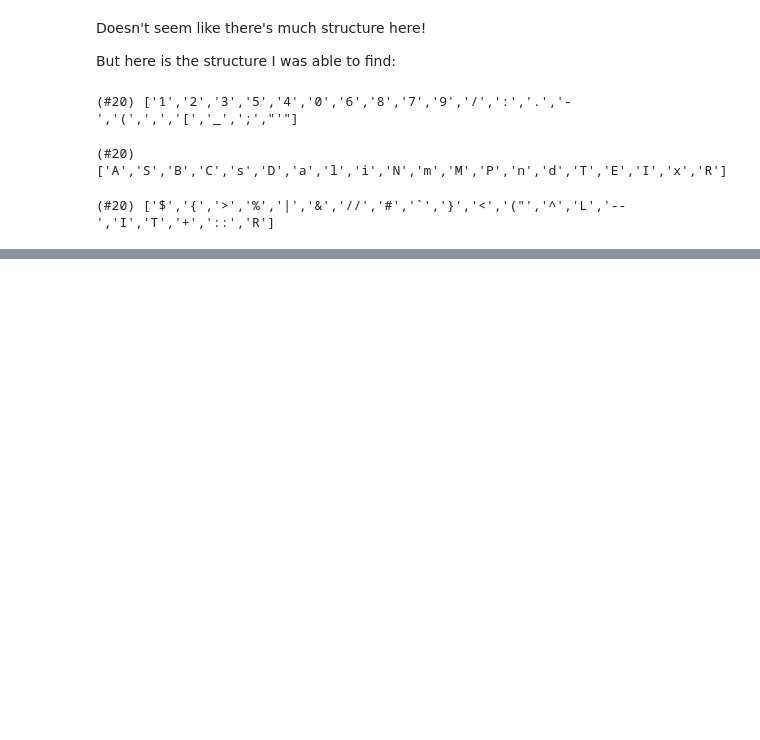
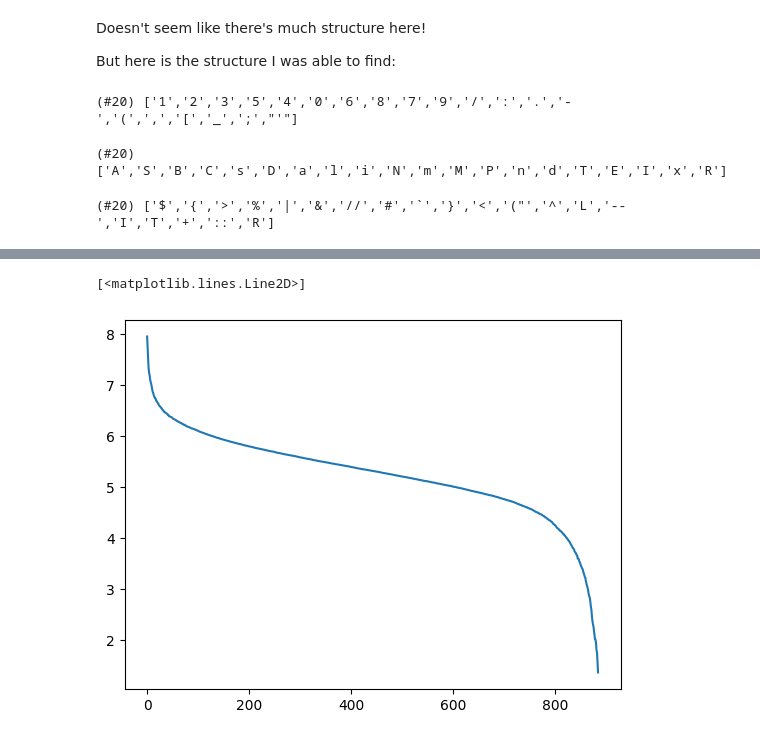
Before and after one commit to ozpau/make_llm, a Jupyter notebook: nbs/02_token_embeddings.ipynb, the cells around one changed output, grey strips where cells are left out. Cells and saved outputs as stored; diff of their text form; code cells hidden in the pictures; blank space fills up the shorter version.

```diff
--- a/nbs/02_token_encoding.ipynb
+++ b/nbs/02_token_embeddings.ipynb
@@ -327,0 +429,5 @@ find_neighbours('$')
+# %%
+plt.plot(S[10:])
+# %% [output]
+[<matplotlib.lines.Line2D>]
+[figure, added]
```
Also changed, not shown: parts of 115 cells of this notebook, 3 other files.
